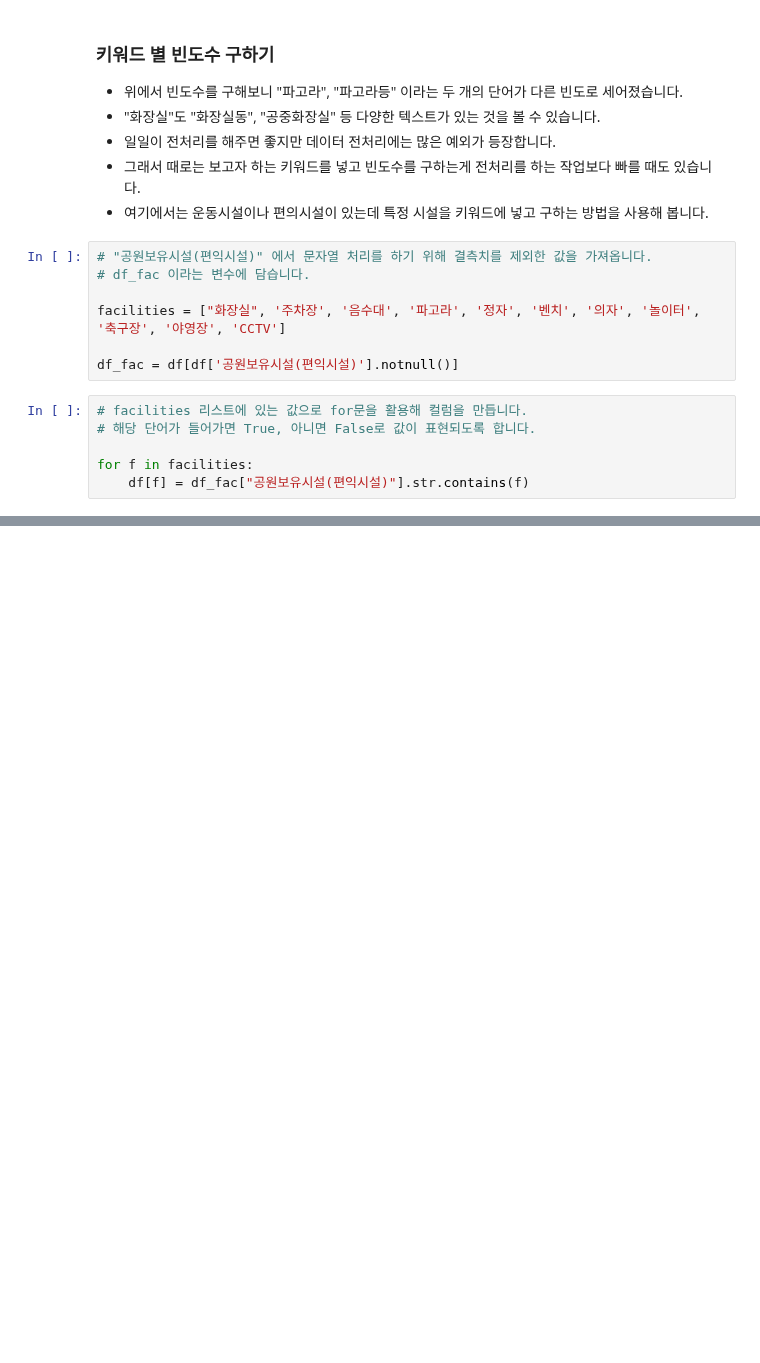
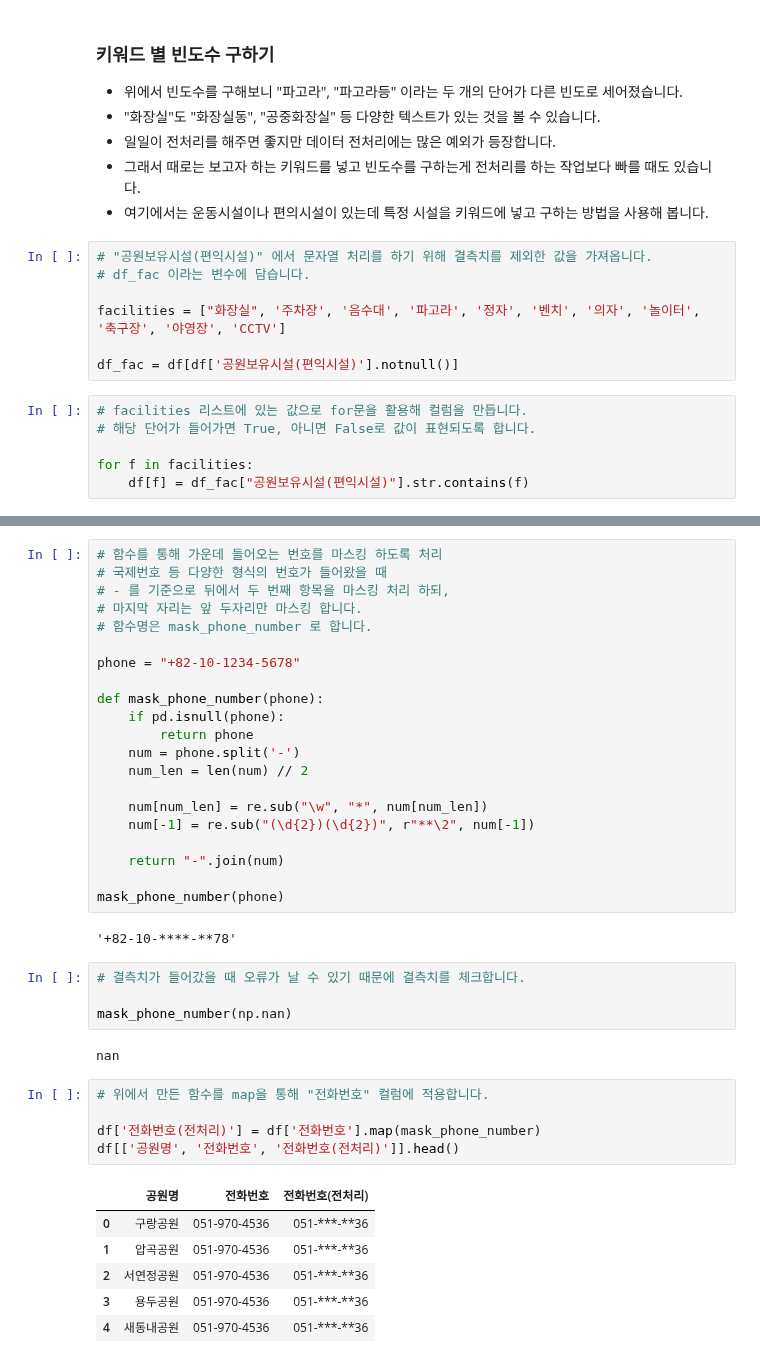
Before and after one commit to neverlish/Learned, a Jupyter notebook: data/inflearn-public-data-python/05-park.ipynb, the cells around one changed output, grey strips where cells are left out. Saved outputs shown, nothing was run; the diff lists cells and outputs as text; blank space fills up the shorter version.

```diff
--- a/data/inflearn-public-data-python/05-park.ipynb
+++ b/data/inflearn-public-data-python/05-park.ipynb
@@ -827,0 +882,41 @@ for f in facilities:
+# %%
+# 함수를 통해 가운데 들어오는 번호를 마스킹 하도록 처리
+# 국제번호 등 다양한 형식의 번호가 들어왔을 때
+# - 를 기준으로 뒤에서 두 번째 항목을 마스킹 처리 하되,
+# 마지막 자리는 앞 두자리만 마스킹 합니다.
+# 함수명은 mask_phone_number 로 합니다.
+
+phone = "+82-10-1234-5678"
+
+def mask_phone_number(phone):
+    if pd.isnull(phone):
+        return phone
+    num = phone.split('-')
+    num_len = len(num) // 2
+
+    num[num_len] = re.sub("\w", "*", num[num_len])
+    num[-1] = re.sub("(\d{2})(\d{2})", r"**\2", num[-1])
+
+    return "-".join(num)
+
+mask_phone_number(phone)
+# %% [output]
+'+82-10-****-**78'
+# %%
+# 결측치가 들어갔을 때 오류가 날 수 있기 때문에 결측치를 체크합니다.
+
+mask_phone_number(np.nan)
+# %% [output]
+nan
+# %%
+# 위에서 만든 함수를 map을 통해 "전화번호" 컬럼에 적용합니다.
+
+df['전화번호(전처리)'] = df['전화번호'].map(mask_phone_number)
+df[['공원명', '전화번호', '전화번호(전처리)']].head()
+# %% [output]
+|  | 공원명 | 전화번호 | 전화번호(전처리) |
+| 0 | 구랑공원 | 051-970-4536 | 051-***-**36 |
+| 1 | 압곡공원 | 051-970-4536 | 051-***-**36 |
+| 2 | 서연정공원 | 051-970-4536 | 051-***-**36 |
+| 3 | 용두공원 | 051-970-4536 | 051-***-**36 |
+| 4 | 새동내공원 | 051-970-4536 | 051-***-**36 |
```
Also changed, not shown: parts of 6 cells of this notebook.
